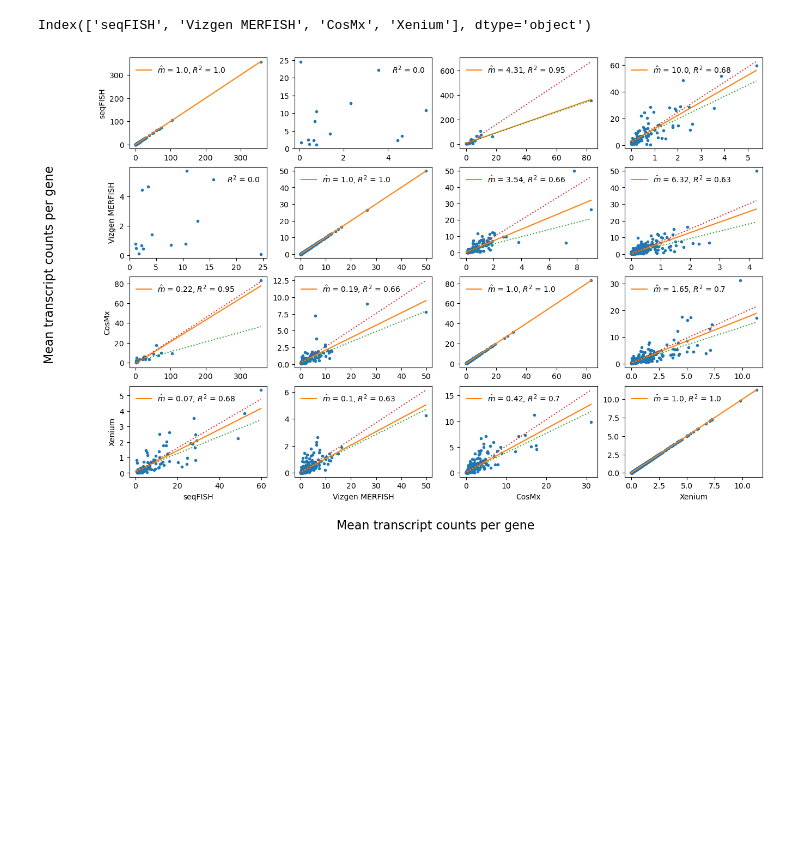
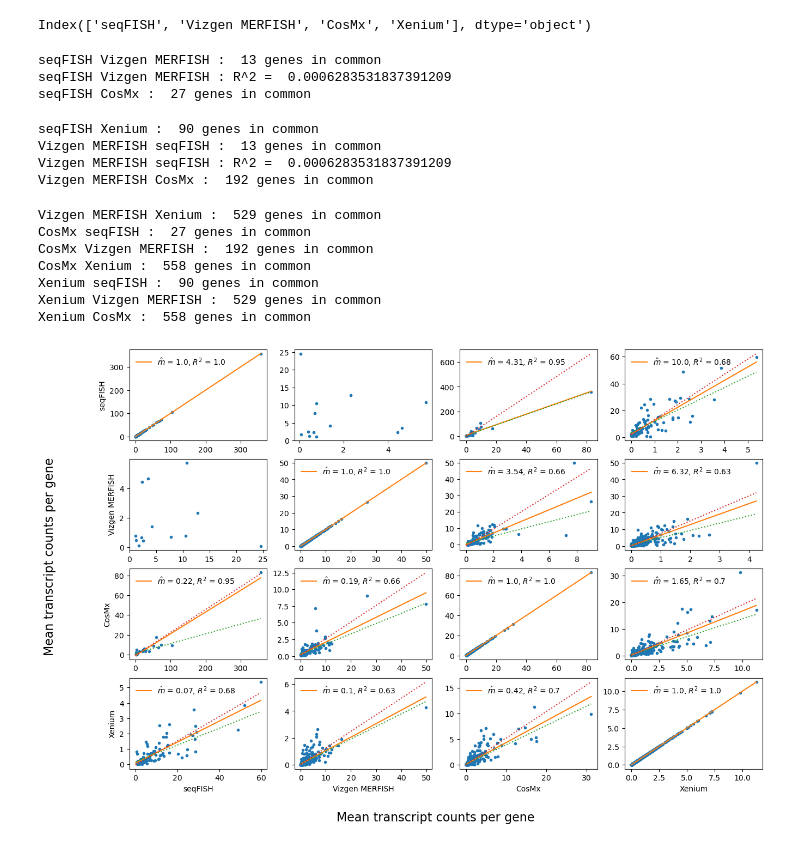
Before and after one commit to CaiGroup/UntanglingBarcodes, a Jupyter notebook: figure_generating_notebooks/SFig4A_mouse_cortex_benchmark/SFig4A_MouseCortex.ipynb, the cells around one changed output. Cells and saved outputs as stored; diff of their text form; code cells hidden in the pictures; blank space fills up the shorter version.

```diff
--- a/figure_generating_notebooks/SFig4A_mouse_cortex_benchmark/SFig4A_MouseCortex.ipynb
+++ b/figure_generating_notebooks/SFig4A_mouse_cortex_benchmark/SFig4A_MouseCortex.ipynb
@@ -123,32 +123,50 @@ for i, method_i in enumerate(means_by_method.columns):
 
             ax[j,i].plot(matched_genes_alt[method_i], matched_genes_alt[method_j], '.')
             ax[j,i].plot([0, np.max(matched_genes)], [fit.intercept, fit.intercept + fit.slope *np.max(matched_genes)], label = label_text)
             ax[j,i].legend(frameon=False)
             #boot_res = bootstrap(matched_genes_alt)
             #ax[j,i].plot([0, np.max(matched_genes_alt[method_i])], [boot_res['intercept'].iloc[0], boot_res['intercept'].iloc[0] + boot_res['slope'].iloc[0] *np.max(matched_genes[method_i])], ':')#, label = r"$m_\text{l}$ = " + str(np.round(boot_res['slope'].iloc[0],2)))
             #ax[j,i].plot([0, np.max(matched_genes_alt[method_i])], [boot_res['intercept'].iloc[1], boot_res['intercept'].iloc[1] + boot_res['slope'].iloc[1] *np.max(matched_genes[method_i])], ':')#, label = r"$m_\text{u}$ = " + str(np.round(boot_res['slope'].iloc[1],2)))
 
 
         else:
             matched_genes = means_by_method.loc[:, [method_i, method_j]].dropna()
+            print(method_i, method_j,": ", len(matched_genes), 'genes in common')
+
             fit = linregress(matched_genes[method_i], matched_genes[method_j])
 
             if fit.rvalue**2 > 0.1:
                 boot_res = bootstrap(matched_genes)
                 ax[j,i].plot(matched_genes[method_i], matched_genes[method_j], '.')
                 slope_label = r"$\hat m$ = {best}".format(best=np.round(fit.slope,2)) #, low=bounds['el_slope'], up=bounds['eu_slope'])
                 r_sq_label = r", $R^2$ = {r_sq}".format(r_sq=np.round(fit.rvalue**2, 2)) #, low=bounds['el_r_sq'], up=bounds['eu_r_sq'])
                 label_text = slope_label + r_sq_label
                 ax[j,i].plot([0, np.max(matched_genes[method_i])], [fit.intercept, fit.intercept + fit.slope *np.max(matched_genes[method_i])], label = label_text)
                 ax[j,i].plot([0, np.max(matched_genes[method_i])], [boot_res['intercept'].iloc[0], boot_res['intercept'].iloc[0] + boot_res['slope'].iloc[0] *np.max(matched_genes[method_i])], ':')#, label = r"$m_\text{l}$ = " + str(np.round(boot_res['slope'].iloc[0],2)))
                 ax[j,i].plot([0, np.max(matched_genes[method_i])], [boot_res['intercept'].iloc[1], boot_res['intercept'].iloc[1] + boot_res['slope'].iloc[1] *np.max(matched_genes[method_i])], ':')#, label = r"$m_\text{u}$ = " + str(np.round(boot_res['slope'].iloc[1],2)))
                 boot_res['intercept'].iloc[0]
             else:
-                ax[j,i].plot(matched_genes[method_i], matched_genes[method_j], '.', label=r"$R^2$ = " + str(np.round(fit.rvalue**2, 2)))
+                # legend label commented out because it adds a dot that looks like a data point.
+                ax[j,i].plot(matched_genes[method_i], matched_genes[method_j], '.') #, label=r"$R^2$ = " + str(np.round(fit.rvalue**2, 2)))
+                print(method_i, method_j,": R^2 = ", fit.rvalue**2)
             ax[j,i].legend(frameon=False)
 
 fig.supxlabel("Mean transcript counts per gene", fontsize=16)
 fig.supylabel("Mean transcript counts per gene", fontsize=16)
 plt.savefig("SFig4A_cortex_benchmark.pdf")
 # %% [output]
+seqFISH Vizgen MERFISH :  13 genes in common
+seqFISH Vizgen MERFISH : R^2 =  0.0006283531837391209
+seqFISH CosMx :  27 genes in common
+seqFISH Xenium :  90 genes in common
+Vizgen MERFISH seqFISH :  13 genes in common
+Vizgen MERFISH seqFISH : R^2 =  0.0006283531837391209
+Vizgen MERFISH CosMx :  192 genes in common
+Vizgen MERFISH Xenium :  529 genes in common
+CosMx seqFISH :  27 genes in common
+CosMx Vizgen MERFISH :  192 genes in common
+CosMx Xenium :  558 genes in common
+Xenium seqFISH :  90 genes in common
+Xenium Vizgen MERFISH :  529 genes in common
+Xenium CosMx :  558 genes in common
-[figure, old version]
+[figure, new version]
```
Also changed, not shown: parts of 1 cell of this notebook, 3 other files.
